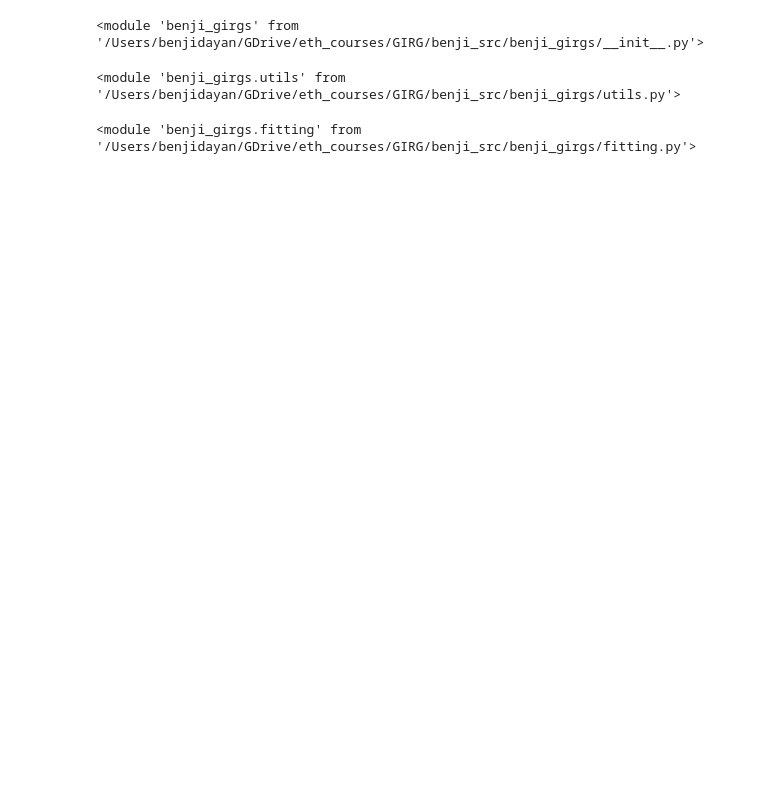
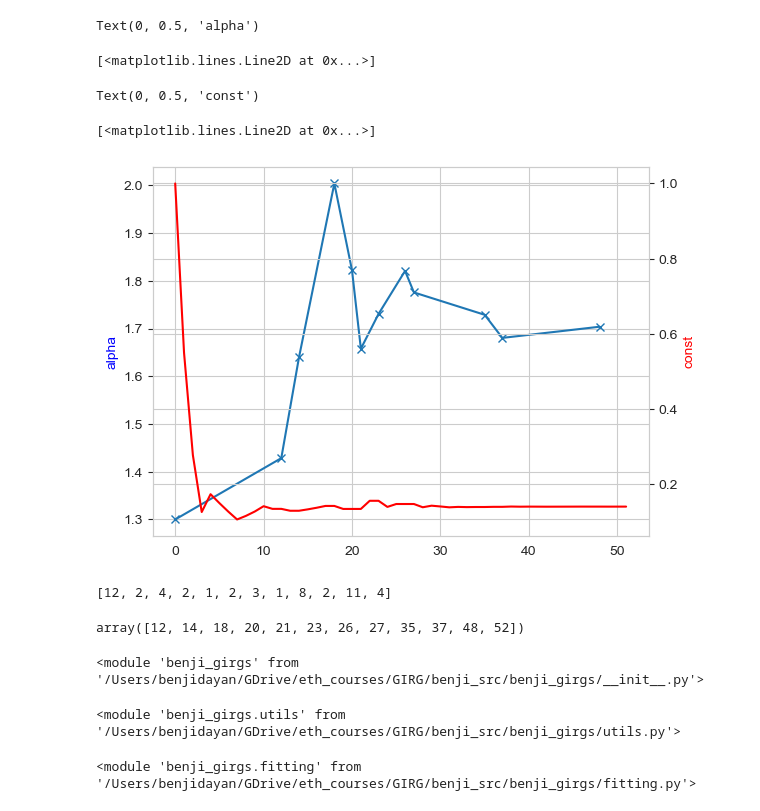
Before and after one commit to BenjiDayan/GIRGs, a Jupyter notebook: benji_src/fitting_general.ipynb, the cells around one changed output. Drawn from its saved outputs; the diff is of its cells as text; code cells hidden in the pictures; blank space fills up the shorter version.

```diff
--- a/benji_src/fitting_general.ipynb
+++ b/benji_src/fitting_general.ipynb
@@ -86,0 +153,11 @@ edges = list(g.iterEdges())
+# %%
+n=2000
+d=2
+tau=2.5
+alpha = 1.5
+const=0.1
+g, edges, weights, pts = generation.generate_GIRG_nk(n, d, tau, alpha, const=const)
+target_avg_deg = utils.avg_degree(g)
+target_std_gdist = fitting.regularised_std_graph_distance(g)
+target_avg_deg
+target_std_gdist
@@ -86,0 +216,7 @@ edges = list(g.iterEdges())
+# %%
+def girg_gen_func(alpha, const):
+    g, edges, weights, pts = generation.generate_GIRG_nk(n, d, tau, alpha, const=const)
+    return g
+gaf = fitting.GirgAlphaFitter(target_std_gdist, target_avg_deg, girg_gen_func)
+gaf.verbose=True
+gaf.fit()
@@ -87,3 +276,32 @@ edges = list(g.iterEdges())
+# %%
+a = gaf.hist
+b = gaf.const_hist
+lengths = [len(hist) for hist in b]
+lengths = [0] + lengths
+from functools import reduce
+joined_const_hist = reduce(lambda x, y: x+y, b)
+
+
+fig, ax = plt.subplots()
+ax.set_ylabel('alpha', color='b')
+ax.plot(np.cumsum(lengths)[:-1], [alpha for alpha, std_gdist in gaf.hist], marker='x')
+
+
+ax2 = ax.twinx()
+ax2.set_ylabel('const', color='r')
+ax2.plot([const for const, std_gdist in joined_const_hist], color='r')
+# %% [output]
+Text(0, 0.5, 'alpha')
+[<matplotlib.lines.Line2D at 0x...>]
+Text(0, 0.5, 'const')
+[<matplotlib.lines.Line2D at 0x...>]
+[figure, added]
+# %%
+lengths
+np.cumsum(lengths)
+# %% [output]
+[12, 2, 4, 2, 1, 2, 3, 1, 8, 2, 11, 4]
+array([12, 14, 18, 20, 21, 23, 26, 27, 35, 37, 48, 52])
 # %%
 import imp
 import benji_girgs
```
Also changed, not shown: parts of 30 cells of this notebook, 2 other files.
